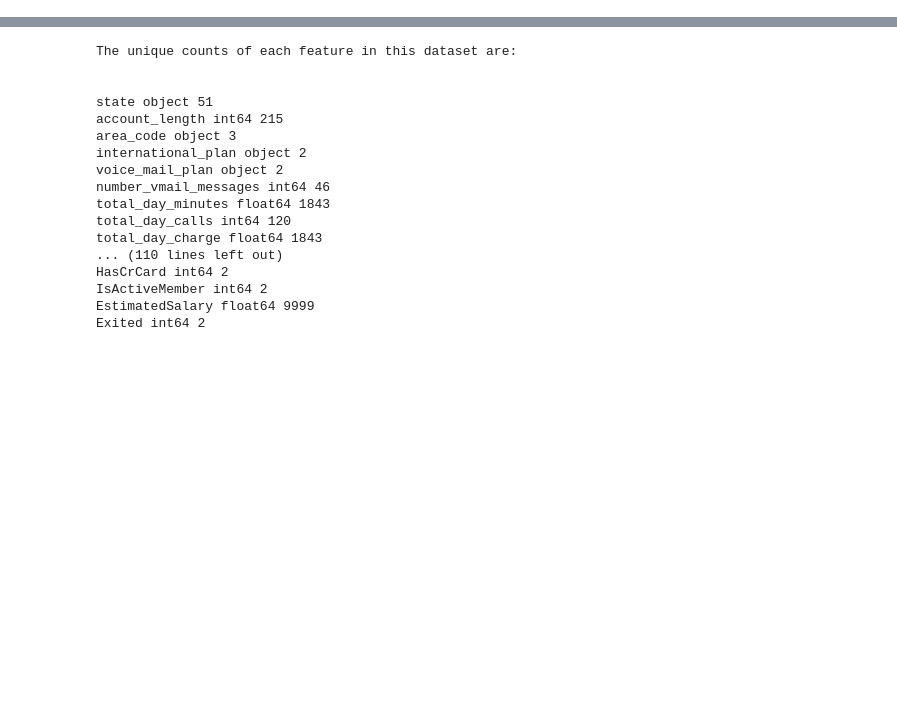
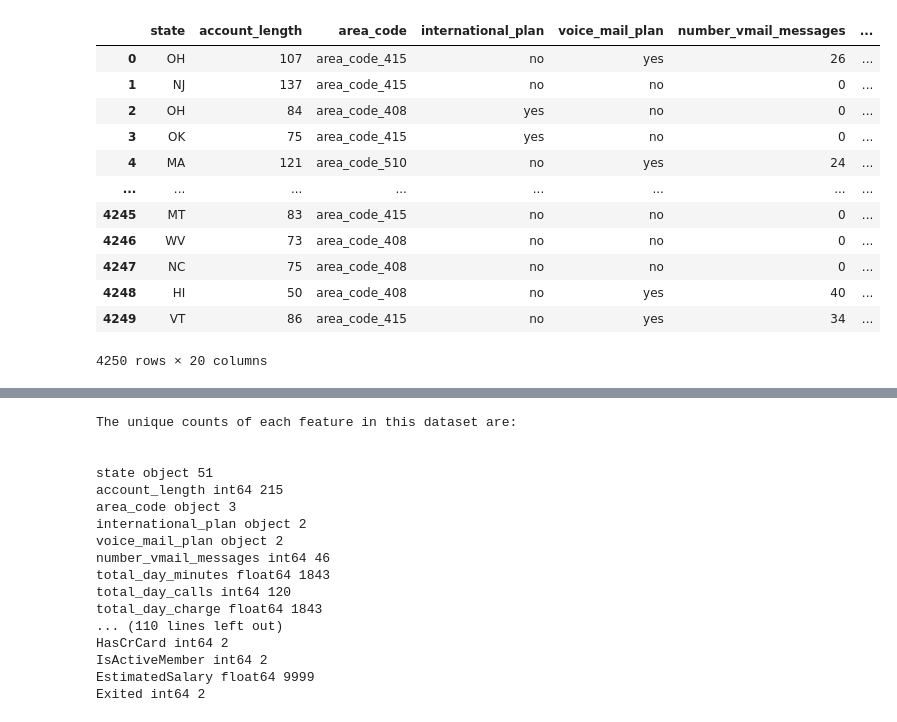
Before and after one commit to hung9988/Intro_AI_multi_dataset, a Jupyter notebook: cus_churn_total.ipynb, the cells around one changed output, grey strips where cells are left out. Cells and saved outputs as stored; diff of their text form; code cells hidden in the pictures; blank space fills up the shorter version.

```diff
--- a/cus_churn_total.ipynb
+++ b/cus_churn_total.ipynb
@@ -8,13 +8,13 @@
 
 import pandas as pd
 import numpy as np
-import glob
+from glob import glob
 import category_encoders as ce
 from pandas import DataFrame
 
 pd.set_option('future.no_silent_downcasting', True)
 # Get the file paths for all CSV files in the current folder
-file_paths = glob.glob('*.csv')
+file_paths = glob('*.csv')
 
 ## Read all CSV files into a list of DataFrames
 datasets: list[DataFrame] = []
@@ -24,3 +24,27 @@ for file_path in file_paths:
 ### categorical features with more than 7 unique values will be encode with binary encoding
 dataset_one_hot_encoded : list[list[str]] = [[] for i in range(len(datasets))]
 dataset_binary_encoded: list[list[str]]   = [[] for i in range(len(datasets))]
+# %%
+## delete na values in dataset
+
+for (index, dataset) in enumerate(datasets):
+    dataset=dataset.replace({' ': np.nan})
+    dataset=dataset.replace({'': np.nan})
+    dataset=dataset.dropna()
+    datasets[index] = dataset
+# %%
+datasets[0]
+# %% [output]
+|  | state | account_length | area_code | international_plan | voice_mail_plan | number_vmail_messages | ... |
+| 0 | OH | 107 | area_code_415 | no | yes | 26 | ... |
+| 1 | NJ | 137 | area_code_415 | no | no | 0 | ... |
+| 2 | OH | 84 | area_code_408 | yes | no | 0 | ... |
+| 3 | OK | 75 | area_code_415 | yes | no | 0 | ... |
+| 4 | MA | 121 | area_code_510 | no | yes | 24 | ... |
+| ... | ... | ... | ... | ... | ... | ... | ... |
+| 4245 | MT | 83 | area_code_415 | no | no | 0 | ... |
+| 4246 | WV | 73 | area_code_408 | no | no | 0 | ... |
+| 4247 | NC | 75 | area_code_408 | no | no | 0 | ... |
+| 4248 | HI | 50 | area_code_408 | no | yes | 40 | ... |
+| 4249 | VT | 86 | area_code_415 | no | yes | 34 | ... |
+4250 rows × 20 columns
```
Also changed, not shown: parts of 10 cells of this notebook.
